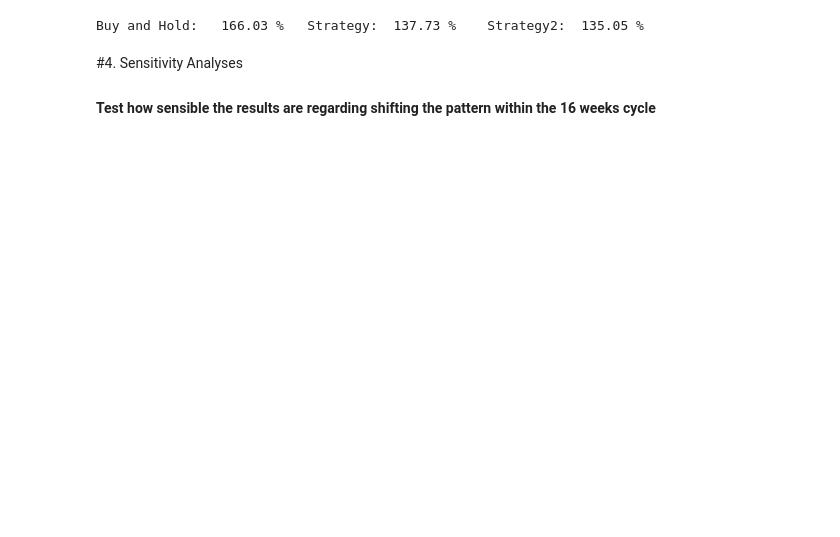
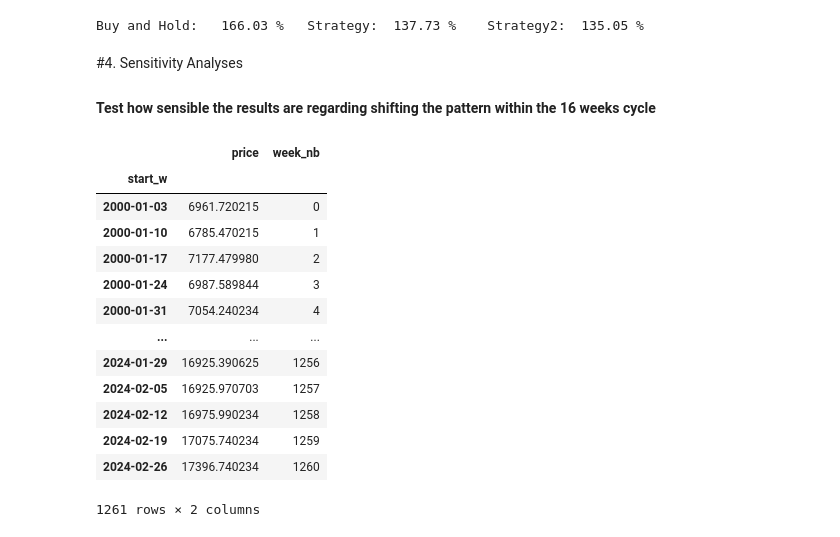
Before and after one commit to tluxxx/weekly-pattern-in-stock-markets, a Jupyter notebook: weekly_patterns_(part_1_16_week_cycle_with_pattern_according_to_Gebert).ipynb, the cells around one changed output. Cells and saved outputs as stored; diff of their text form; code cells hidden in the pictures; blank space fills up the shorter version.

```diff
--- a/weekly_patterns_(part_1_16_week_cycle_with_pattern_according_to_Gebert).ipynb
+++ b/weekly_patterns_(part_1_16_week_cycle_with_pattern_according_to_Gebert).ipynb
@@ -161,10 +213,26 @@ Buy and Hold:   166.03 %   Strategy:  137.73 %    Strategy2:  135.05 %
 # %%
 # preparation: resampling daily to weekly data, numbering weeks
 df_input1 = {'start_w': price.date.resample('W').first(),
              'price': price.Open.resample('W').first()}
 price_w1 = pd.DataFrame(df_input1)
 price_w1 = price_w1.assign(week_nb=range(len(price_w1)))
 price_w1.set_index('start_w', inplace=True)
+price_w1
+# %% [output]
+|  | price | week_nb |
+| start_w |  |  |
+| 2000-01-03 | 6961.720215 | 0 |
+| 2000-01-10 | 6785.470215 | 1 |
+| 2000-01-17 | 7177.479980 | 2 |
+| 2000-01-24 | 6987.589844 | 3 |
+| 2000-01-31 | 7054.240234 | 4 |
+| ... | ... | ... |
+| 2024-01-29 | 16925.390625 | 1256 |
+| 2024-02-05 | 16925.970703 | 1257 |
+| 2024-02-12 | 16975.990234 | 1258 |
+| 2024-02-19 | 17075.740234 | 1259 |
+| 2024-02-26 | 17396.740234 | 1260 |
+1261 rows × 2 columns
 # %%
 # Definition of weekly pattern of trade positions(LONG=1, SHORT=-1, FLAT=0)
 pos = [0,0,0,0,0,0,0,-1,0,0,-1,0,1,1,1,-1]
```
Also changed, not shown: parts of 10 cells of this notebook.
